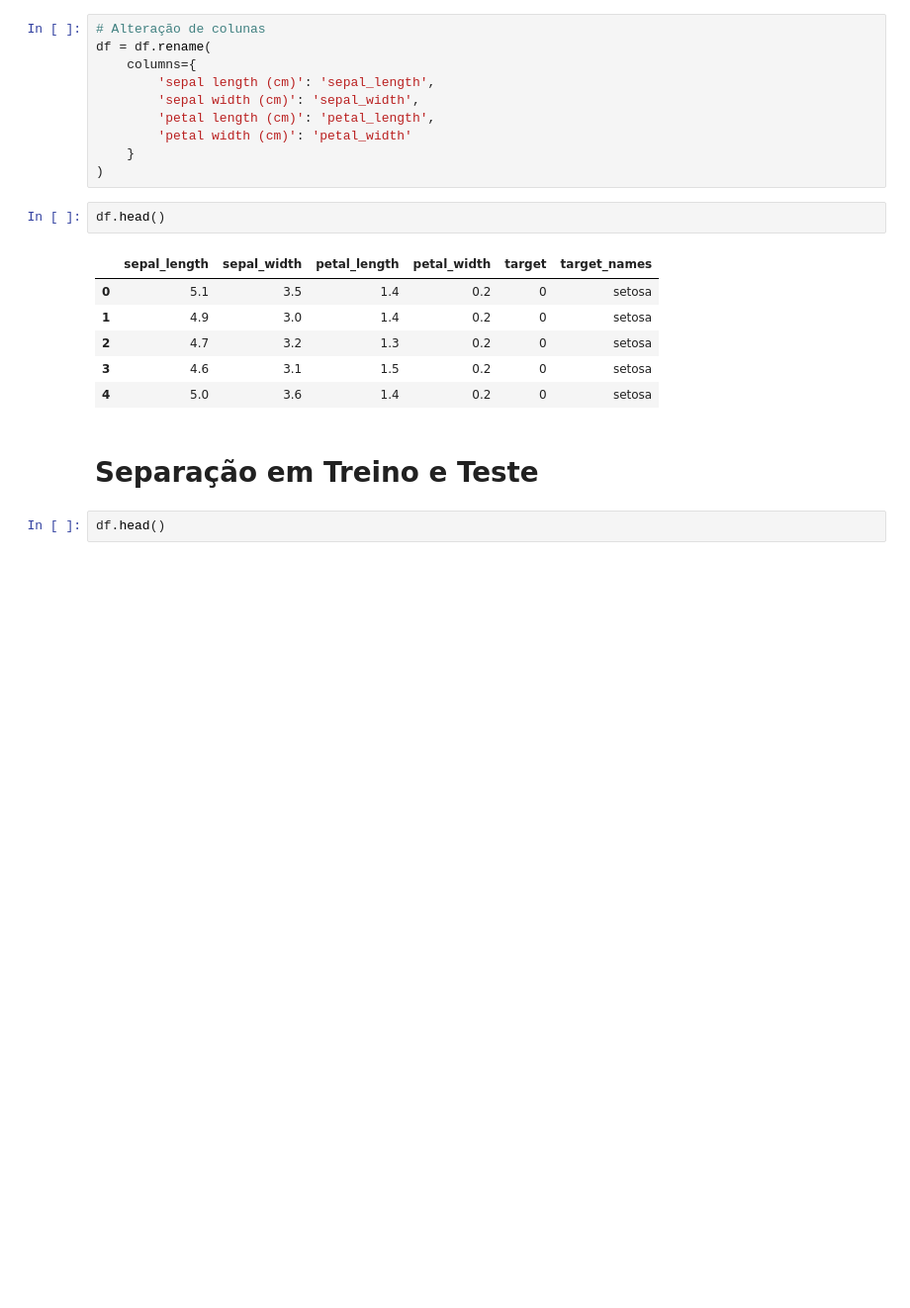
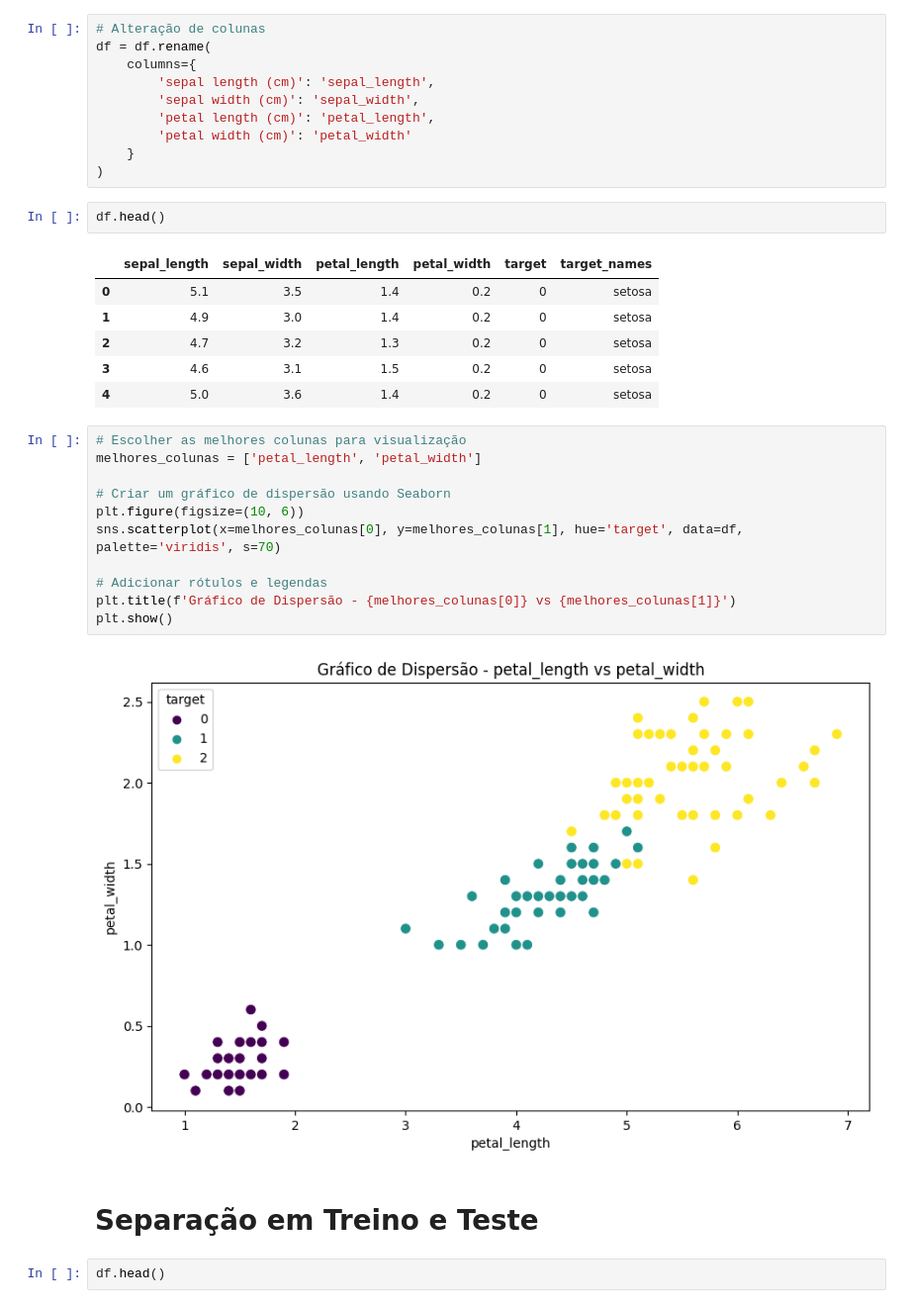
Before and after one commit to mrafaelbatista/uniesp-mba-dados-machine-learning, a Jupyter notebook: PosDados_ML_Aula_02_1_Classificação.ipynb, the cells around one changed output. Shown at 99% size. Saved outputs shown, nothing was run; the diff lists cells and outputs as text; blank space fills up the shorter version.

Commit message:
Add tree's graphs and data's graphs

```diff
--- a/PosDados_ML_Aula_02_1_Classificação.ipynb
+++ b/PosDados_ML_Aula_02_1_Classificação.ipynb
@@ -128,6 +129,19 @@ df.head()
 | 2 | 4.7 | 3.2 | 1.3 | 0.2 | 0 | setosa |
 | 3 | 4.6 | 3.1 | 1.5 | 0.2 | 0 | setosa |
 | 4 | 5.0 | 3.6 | 1.4 | 0.2 | 0 | setosa |
+# %%
+# Escolher as melhores colunas para visualização
+melhores_colunas = ['petal_length', 'petal_width']
+
+# Criar um gráfico de dispersão usando Seaborn
+plt.figure(figsize=(10, 6))
+sns.scatterplot(x=melhores_colunas[0], y=melhores_colunas[1], hue='target', data=df, palette='viridis', s=70)
+
+# Adicionar rótulos e legendas
+plt.title(f'Gráfico de Dispersão - {melhores_colunas[0]} vs {melhores_colunas[1]}')
+plt.show()
+# %% [output]
+[figure, added]
 # %% [markdown]
 # Separação em Treino e Teste
 # %%
```
Also changed, not shown: parts of 12 cells of this notebook.
